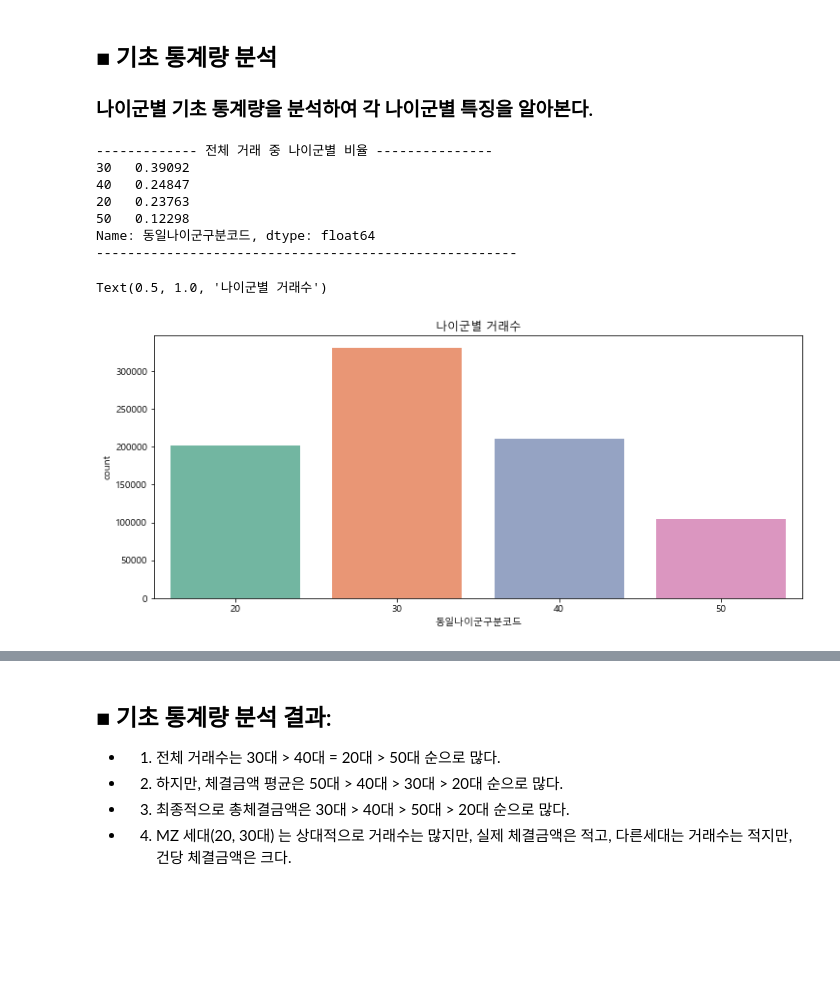
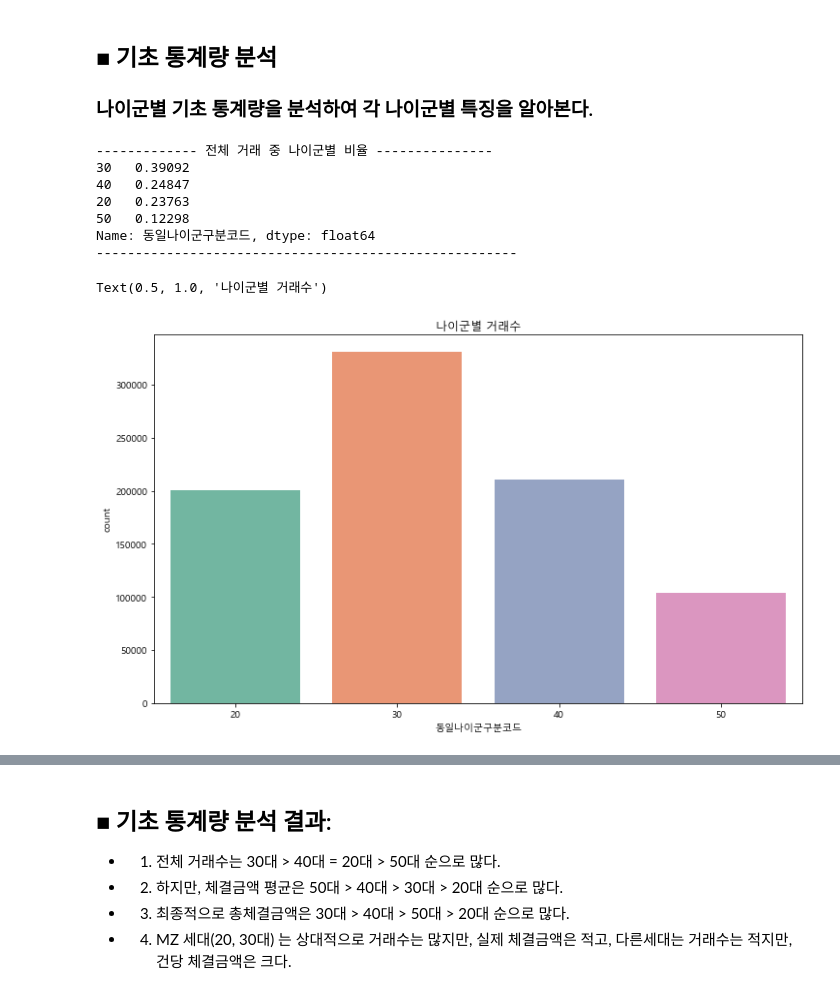
Before and after one commit to DataWilll/UiSeok, a Jupyter notebook: 동학개미운동의 주역은 MZ세대일까.ipynb, the cells around one changed output, grey strips where cells are left out. Drawn from its saved outputs; the diff is of its cells as text; code cells hidden in the pictures; blank space fills up the shorter version.

```diff
--- a/동학개미운동의 주역은 MZ세대일까.ipynb
+++ b/동학개미운동의 주역은 MZ세대일까.ipynb
@@ -112,21 +112,21 @@ plt.show()
 # %%
 print('------------- 전체 거래 중 나이군별 비율 ---------------')
 print(han['동일나이군구분코드'].value_counts() / han.shape[0])
 print('------------------------------------------------------')
 
-plt.figure(figsize=(12, 5))
+plt.figure(figsize=(12, 7))
 sns.countplot(han['동일나이군구분코드'], palette='Set2')
 plt.title('나이군별 거래수')
 # %% [output]
 ------------- 전체 거래 중 나이군별 비율 ---------------
 30   0.39092
 40   0.24847
 20   0.23763
 50   0.12298
 Name: 동일나이군구분코드, dtype: float64
 ------------------------------------------------------
 Text(0.5, 1.0, '나이군별 거래수')
-[figure, old version]
+[figure, new version]
 # %%
 grouped_sum = han.groupby('동일나이군구분코드').sum()
 grouped_sum
```
Also changed, not shown: parts of 5 cells of this notebook.
